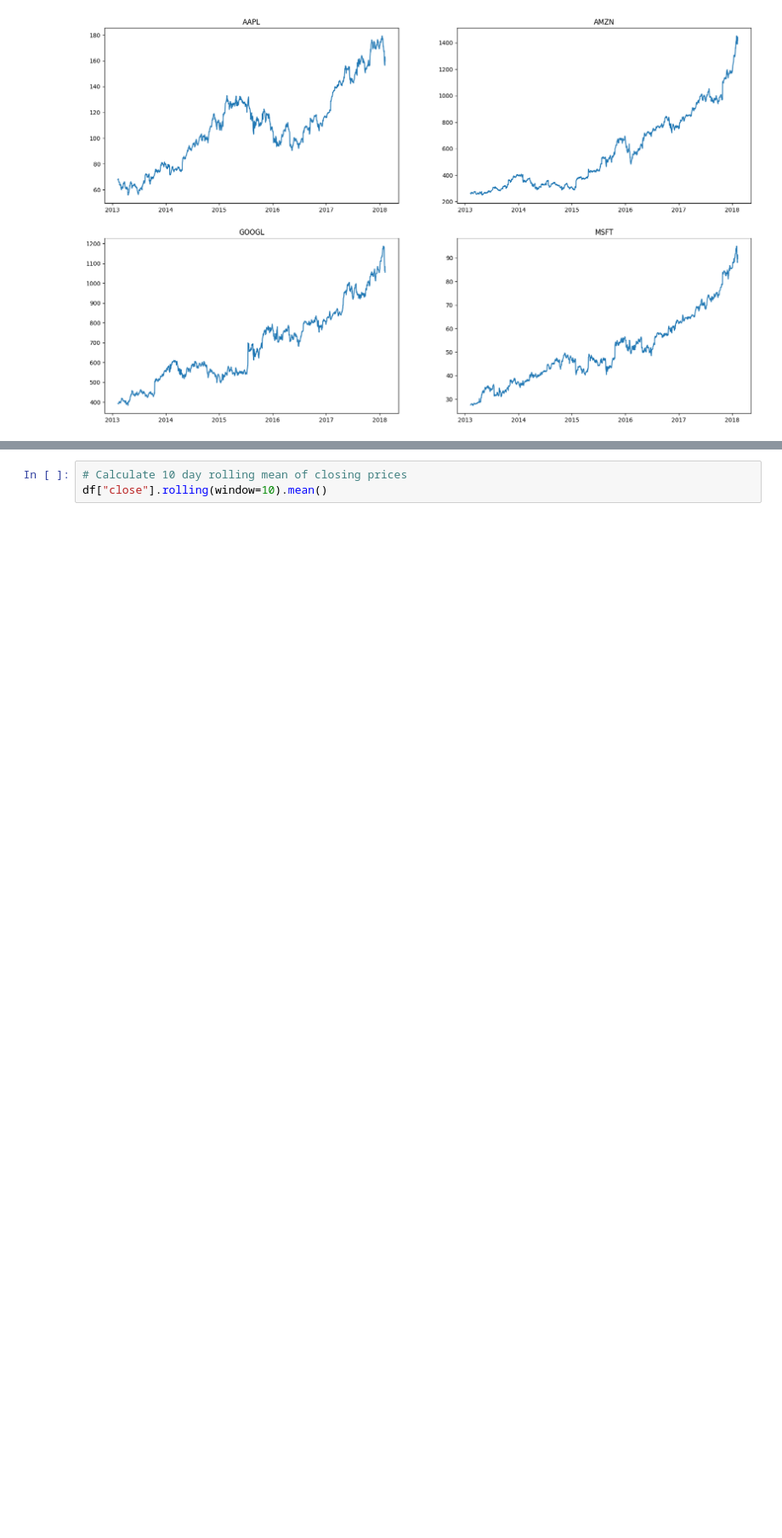
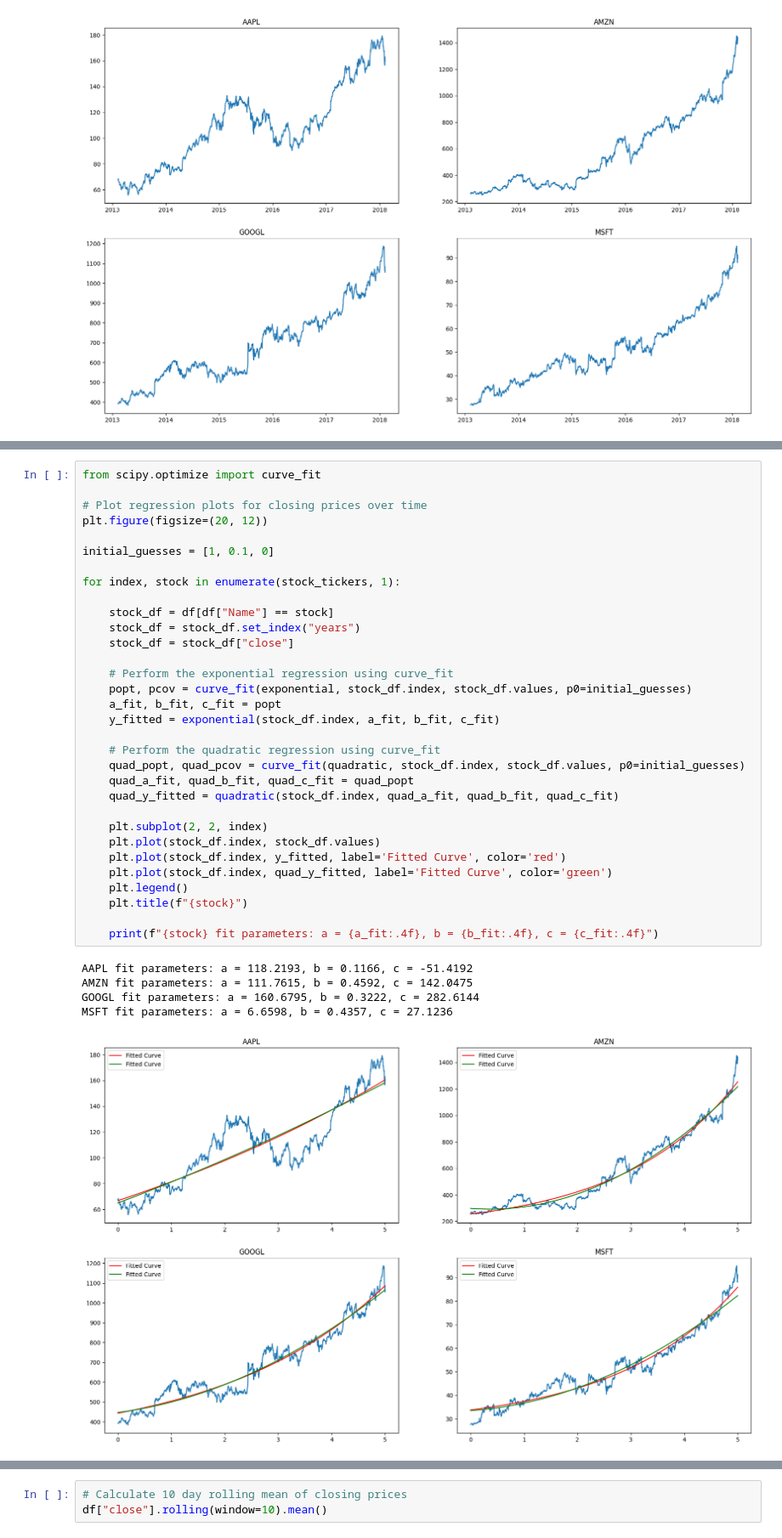
Before and after one commit to astoncrawley/us-stock-market-index, a Jupyter notebook: notebooks/us-stock-market-analysis.ipynb, the cells around one changed output, grey strips where cells are left out. Shown at 85% size. Saved outputs shown, nothing was run; the diff lists cells and outputs as text; blank space fills up the shorter version.

```diff
--- a/notebooks/us-stock-market-analysis.ipynb
+++ b/notebooks/us-stock-market-analysis.ipynb
@@ -127,0 +216,38 @@ for index, stock in enumerate(stock_tickers, 1):
+# %%
+from scipy.optimize import curve_fit
+
+# Plot regression plots for closing prices over time
+plt.figure(figsize=(20, 12))
+
+initial_guesses = [1, 0.1, 0]
+
+for index, stock in enumerate(stock_tickers, 1):
+
+    stock_df = df[df["Name"] == stock]
+    stock_df = stock_df.set_index("years")
+    stock_df = stock_df["close"]
+
+    # Perform the exponential regression using curve_fit
+    popt, pcov = curve_fit(exponential, stock_df.index, stock_df.values, p0=initial_guesses)
+    a_fit, b_fit, c_fit = popt
+    y_fitted = exponential(stock_df.index, a_fit, b_fit, c_fit)
+
+    # Perform the quadratic regression using curve_fit
+    quad_popt, quad_pcov = curve_fit(quadratic, stock_df.index, stock_df.values, p0=initial_guesses)
+    quad_a_fit, quad_b_fit, quad_c_fit = quad_popt
+    quad_y_fitted = quadratic(stock_df.index, quad_a_fit, quad_b_fit, quad_c_fit)
+
+    plt.subplot(2, 2, index)
+    plt.plot(stock_df.index, stock_df.values)
+    plt.plot(stock_df.index, y_fitted, label='Fitted Curve', color='red')
+    plt.plot(stock_df.index, quad_y_fitted, label='Fitted Curve', color='green')
+    plt.legend()
+    plt.title(f"{stock}")
+
+    print(f"{stock} fit parameters: a = {a_fit:.4f}, b = {b_fit:.4f}, c = {c_fit:.4f}")
+# %% [output]
+AAPL fit parameters: a = 118.2193, b = 0.1166, c = -51.4192
+AMZN fit parameters: a = 111.7615, b = 0.4592, c = 142.0475
+GOOGL fit parameters: a = 160.6795, b = 0.3222, c = 282.6144
+MSFT fit parameters: a = 6.6598, b = 0.4357, c = 27.1236
+[figure, added]
```
Also changed, not shown: parts of 7 cells of this notebook.
